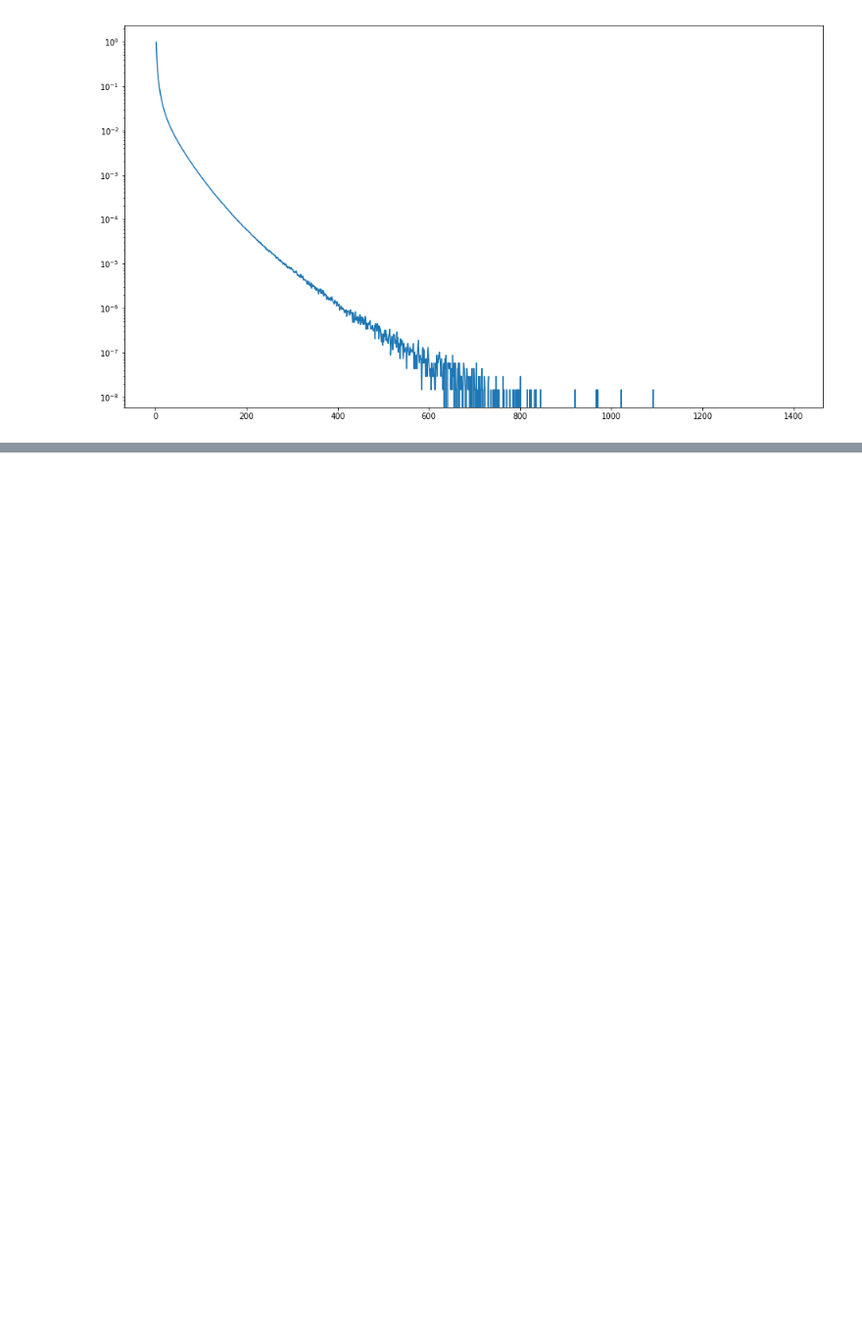
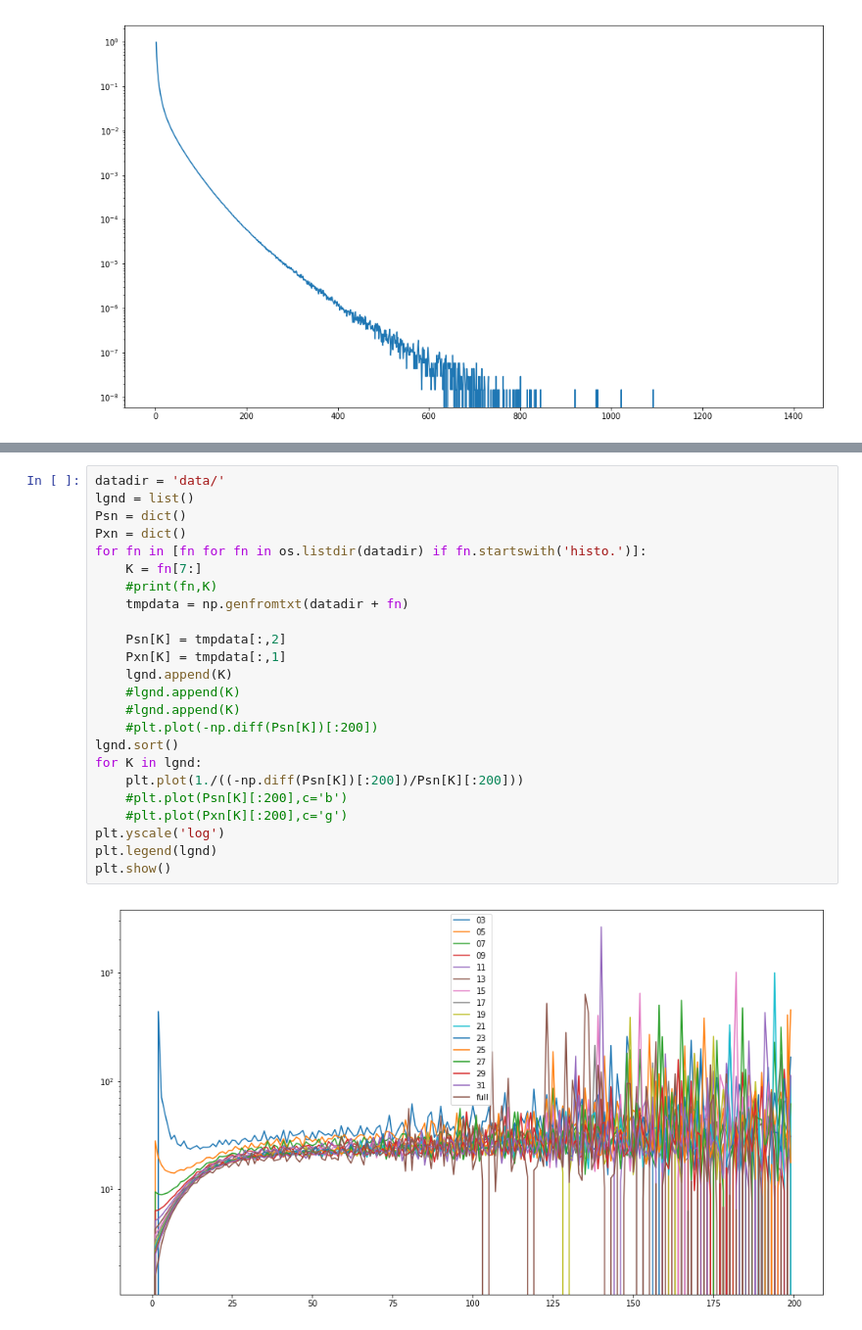
Before and after one commit to lukasgeyrhofer/flippingbits, a Jupyter notebook: dynamics.ipynb, the cells around one changed output, grey strips where cells are left out. Shown at 98% size. Cells and saved outputs as stored; diff of their text form; blank space fills up the shorter version.

```diff
--- a/dynamics.ipynb
+++ b/dynamics.ipynb
@@ -459,0 +467,26 @@ plt.show()
+# %%
+datadir = 'data/'
+lgnd = list()
+Psn = dict()
+Pxn = dict()
+for fn in [fn for fn in os.listdir(datadir) if fn.startswith('histo.')]:
+    K = fn[7:]
+    #print(fn,K)
+    tmpdata = np.genfromtxt(datadir + fn)
+
+    Psn[K] = tmpdata[:,2]
+    Pxn[K] = tmpdata[:,1]
+    lgnd.append(K)
+    #lgnd.append(K)
+    #lgnd.append(K)
+    #plt.plot(-np.diff(Psn[K])[:200])
+lgnd.sort()
+for K in lgnd:
+    plt.plot(1./((-np.diff(Psn[K])[:200])/Psn[K][:200]))
+    #plt.plot(Psn[K][:200],c='b')
+    #plt.plot(Pxn[K][:200],c='g')
+plt.yscale('log')
+plt.legend(lgnd)
+plt.show()
+# %% [output]
+[figure, added]
```
Also changed, not shown: parts of 3 cells of this notebook, 2 other files.
